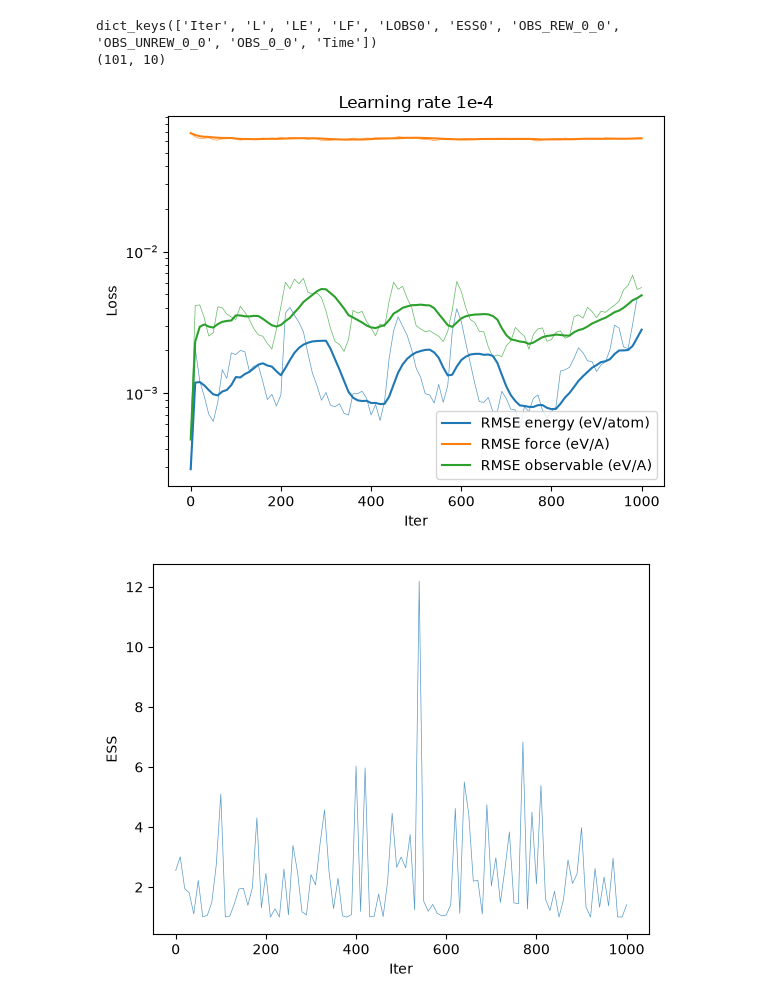
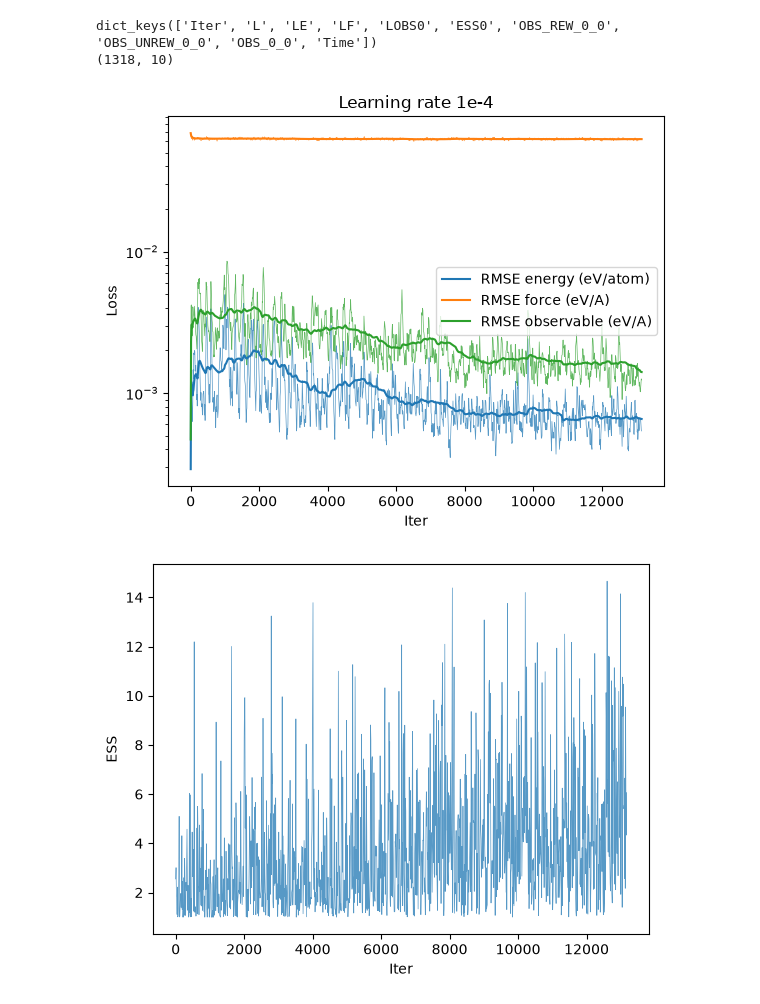
Before and after one commit to veraperez23/Hybrid-CaCO3, a Jupyter notebook: hybrid_training/training_model_bigbox/plotting.ipynb, the cells around one changed output. Cells and saved outputs as stored; diff of their text form; code cells hidden in the pictures.

```diff
--- a/hybrid_training/training_model_bigbox/plotting.ipynb
+++ b/hybrid_training/training_model_bigbox/plotting.ipynb
@@ -52,7 +52,7 @@ def running_avg(x, w):
 
 Nignore=0
 everyN=1
-window = 10
+window = 100
 
 colors = ['C0', 'C1', 'C2']
 x = array[Nignore::everyN, 0]
@@ -75,33 +75,33 @@ plt.plot(x, y2,color=colors[1],alpha=0.75, linewidth=0.5)
 plt.plot(x, y3,color=colors[2],alpha=0.75, linewidth=0.5)
 plt.plot(x, y1_avg, label="RMSE energy (eV/atom)",color=colors[0], linewidth=1.5)
 plt.plot(x, y2_avg, label="RMSE force (eV/A)",color=colors[1], linewidth=1.5)
 plt.plot(x, y3_avg, label="RMSE observable (eV/A)",color=colors[2], linewidth=1.5)
 plt.title("Learning rate 1e-4")
 plt.xlabel("Iter")
 plt.ylabel("Loss")
 plt.yscale("log")
 plt.legend()
 plt.show()
 
 
 
 plt.figure()
 plt.plot(x,ess,color=colors[0],alpha=0.75, linewidth=0.5)
 plt.xlabel("Iter")
 plt.ylabel("ESS")
 plt.show()
 
 plt.figure()
 plt.plot(x, obs_rew ,color=colors[0],label="Reweighted observable",alpha=0.75, linewidth=0.85)
 plt.plot(x, rew_avg ,color=colors[0],label="Reweighted observable (average)",alpha=0.75, linewidth=1.5)
 plt.plot(x, obs_unrew,color=colors[1],label="Observable",alpha=0.75, linewidth=0.85)
 plt.plot(x, target,color=colors[2],label="Target value",alpha=0.75, linewidth=0.85)
 plt.xlabel("Iter")
 plt.ylabel("DeltaG (eV)")
 plt.legend()
 plt.show()
 # %% [output]
 dict_keys(['Iter', 'L', 'LE', 'LF', 'LOBS0', 'ESS0', 'OBS_REW_0_0', 'OBS_UNREW_0_0', 'OBS_0_0', 'Time'])
-(101, 10)
+(1318, 10)
-[figure, old version]
+[figure, new version]
-[figure, old version]
+[figure, new version]
```
Also changed, not shown: parts of 1 cell of this notebook, 3 other files.
